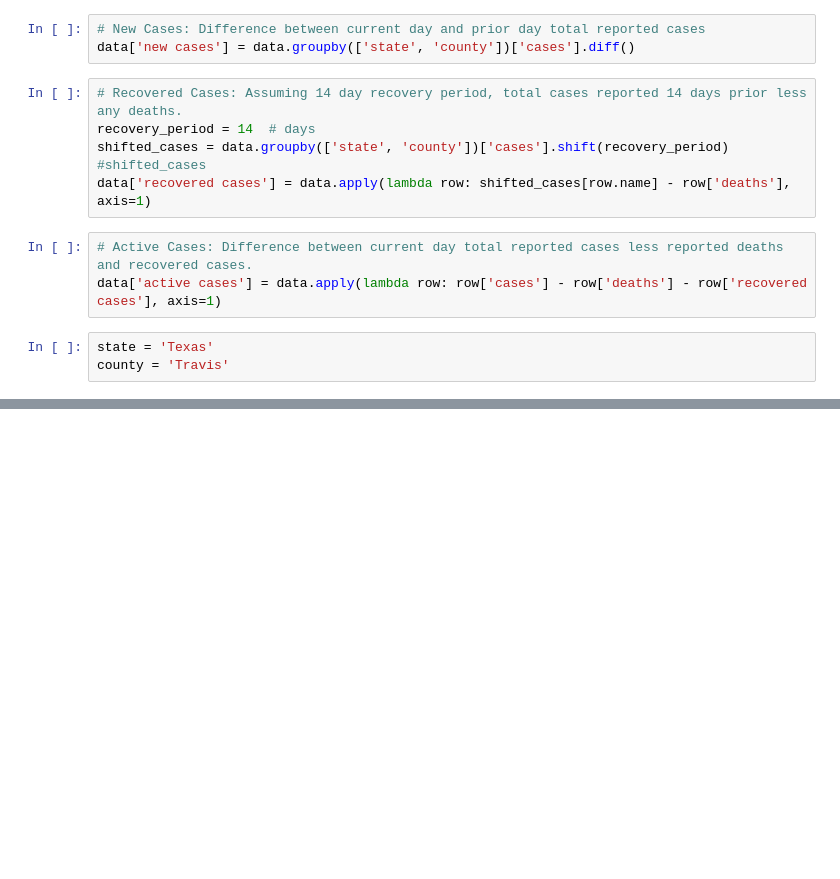
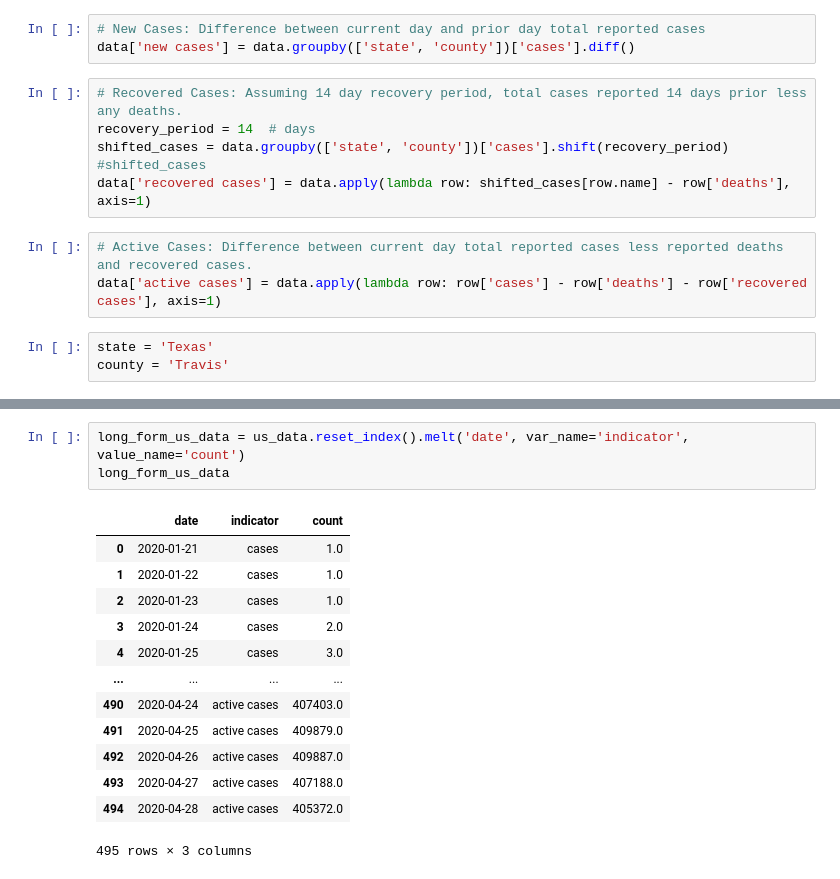
Before and after one commit to tubaman/covid-19-data-analysis, a Jupyter notebook: NY Times COVID-19 Data Analysis.ipynb, the cells around one changed output, grey strips where cells are left out. Drawn from its saved outputs; the diff is of its cells as text; blank space fills up the shorter version.

```diff
--- a/NY Times COVID-19 Data Analysis.ipynb
+++ b/NY Times COVID-19 Data Analysis.ipynb
@@ -138,0 +203,17 @@ us_data.iplot(title=f"United States COVID-19")
+# %%
+long_form_us_data = us_data.reset_index().melt('date', var_name='indicator', value_name='count')
+long_form_us_data
+# %% [output]
+|  | date | indicator | count |
+| 0 | 2020-01-21 | cases | 1.0 |
+| 1 | 2020-01-22 | cases | 1.0 |
+| 2 | 2020-01-23 | cases | 1.0 |
+| 3 | 2020-01-24 | cases | 2.0 |
+| 4 | 2020-01-25 | cases | 3.0 |
+| ... | ... | ... | ... |
+| 490 | 2020-04-24 | active cases | 407403.0 |
+| 491 | 2020-04-25 | active cases | 409879.0 |
+| 492 | 2020-04-26 | active cases | 409887.0 |
+| 493 | 2020-04-27 | active cases | 407188.0 |
+| 494 | 2020-04-28 | active cases | 405372.0 |
+495 rows × 3 columns
```
Also changed, not shown: parts of 13 cells of this notebook, 1 other file.
